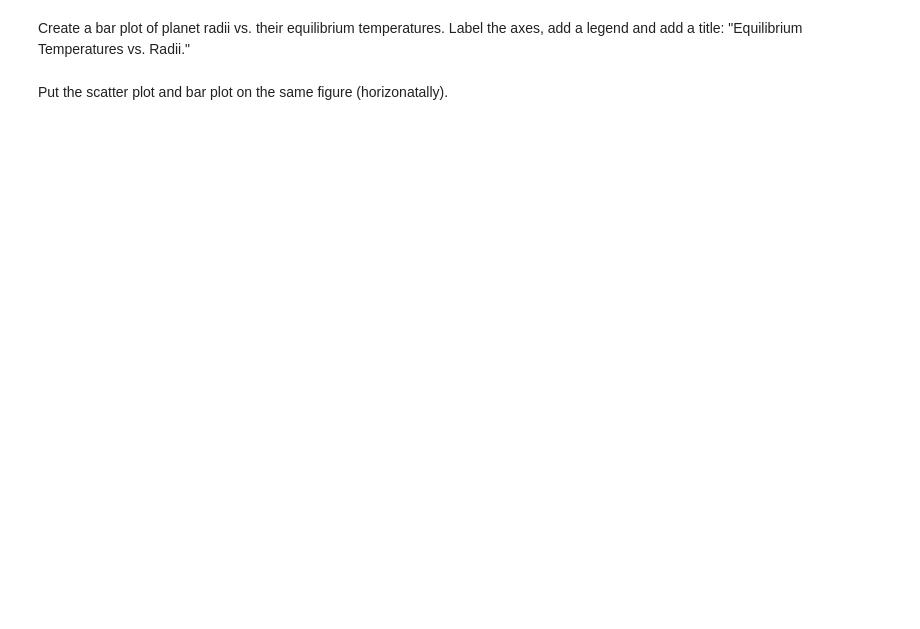
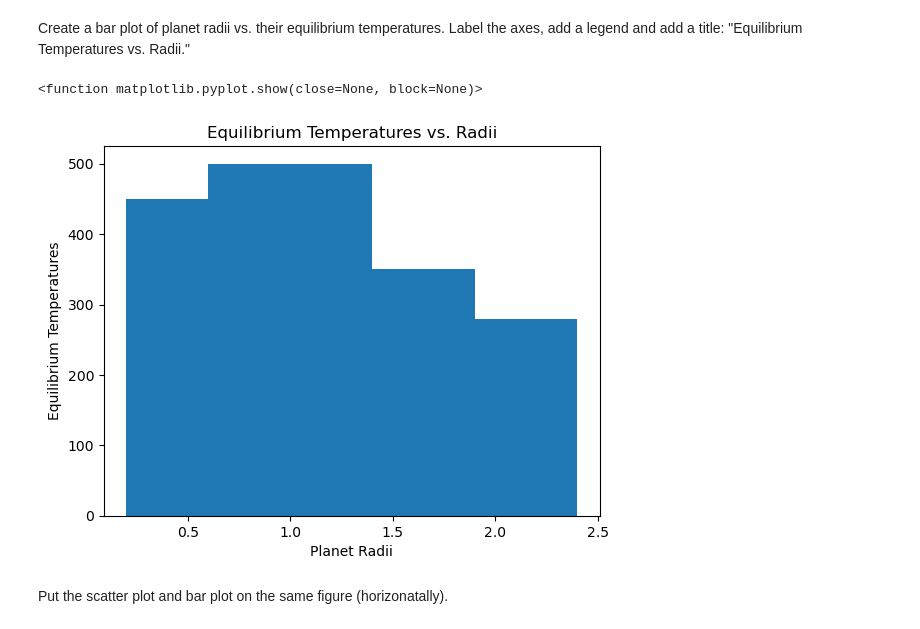
Before and after one commit to 1mpersec/ulab_persephone, a Jupyter notebook: homework11/hw11.ipynb, the cells around one changed output. Drawn from its saved outputs; the diff is of its cells as text; code cells hidden in the pictures; blank space fills up the shorter version.

```diff
--- a/homework11/hw11.ipynb
+++ b/homework11/hw11.ipynb
@@ -207,7 +255,21 @@ Create a scatter plot of the following semi-major axes (x-axis) vs. orbital peri
 # %% [markdown]
 Create a bar plot of planet radii vs. their equilibrium temperatures. Label the axes, add a legend and add a title: "Equilibrium Temperatures vs. Radii."
 # %%
-# Your code here
+radii = np.array([1.2, 0.8, 1.5, 2.0, 1.0, 0.6])
+temperatures = np.array([300, 400, 350, 280, 500, 450])
+
+plt.bar(radii,temperatures)
+
+plt.xlabel('Planet Radii')
+plt.ylabel('Equilibrium Temperatures')
+plt.title('Equilibrium Temperatures vs. Radii')
+
+# I have no idea what the legend would say here
+
+plt.show
+# %% [output]
+<function matplotlib.pyplot.show(close=None, block=None)>
+[figure, added]
 # %% [markdown]
 Put the scatter plot and bar plot on the same figure (horizonatally).
 # %%
```
Also changed, not shown: parts of 13 cells of this notebook, 1 other file.
